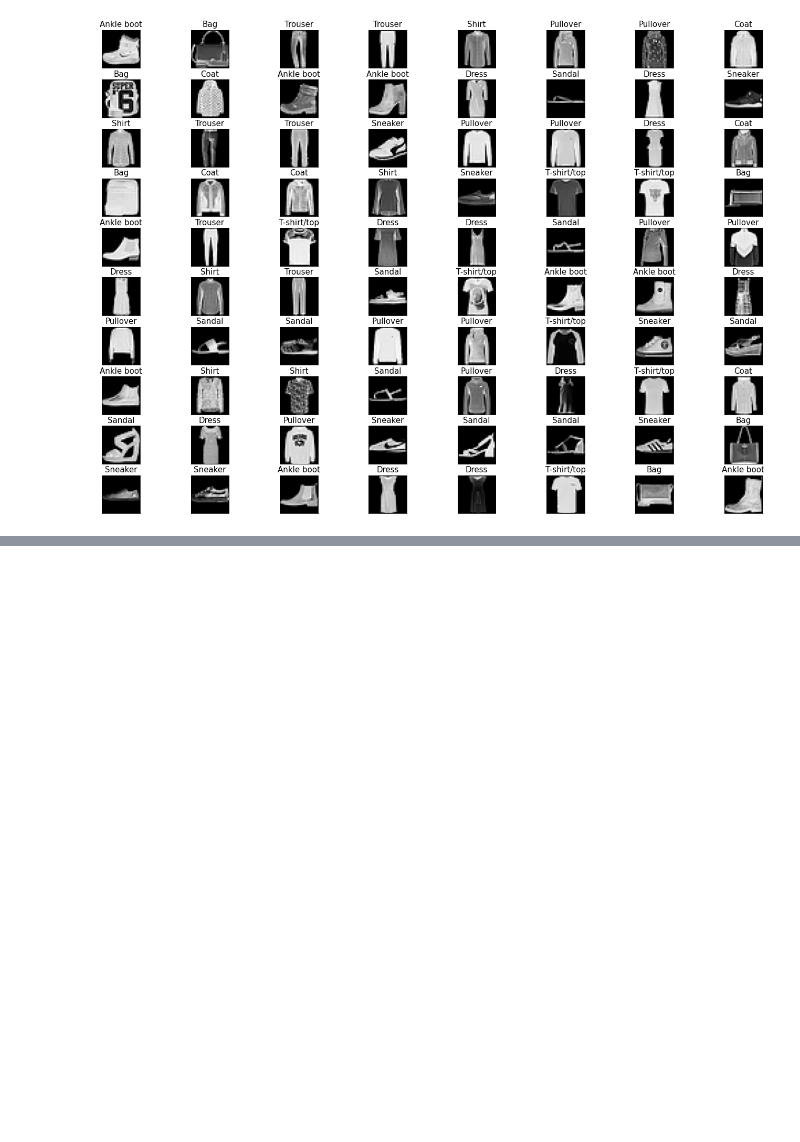
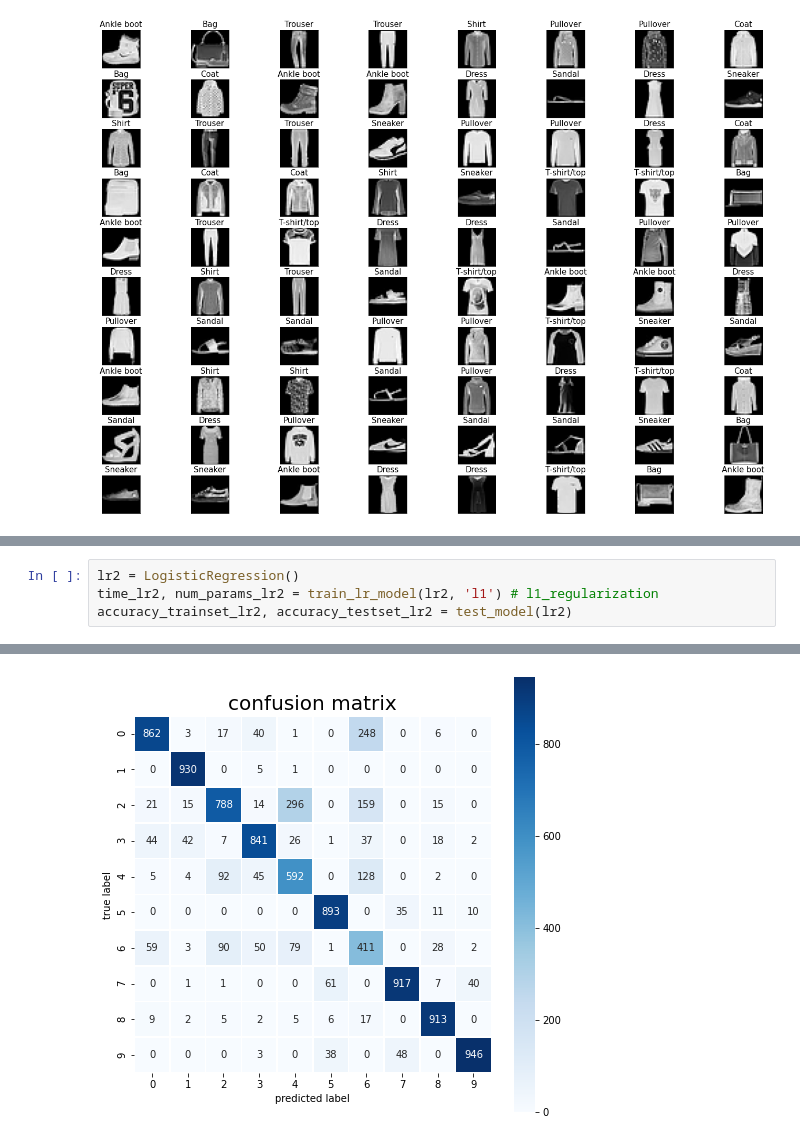
Before and after one commit to ZChen143/ML, a Jupyter notebook: ml.ipynb, the cells around one changed output, grey strips where cells are left out. Saved outputs shown, nothing was run; the diff lists cells and outputs as text; blank space fills up the shorter version.

```diff
--- a/ml.ipynb
+++ b/ml.ipynb
@@ -201,0 +216,5 @@ None
+# %%
+lr2 = LogisticRegression()
+time_lr2, num_params_lr2 = train_lr_model(lr2, 'l1') # l1_regularization
+accuracy_trainset_lr2, accuracy_testset_lr2 = test_model(lr2)
+# %% [output]
@@ -201,0 +238 @@ None
+[figure, added]
```
Also changed, not shown: parts of 18 cells of this notebook.
